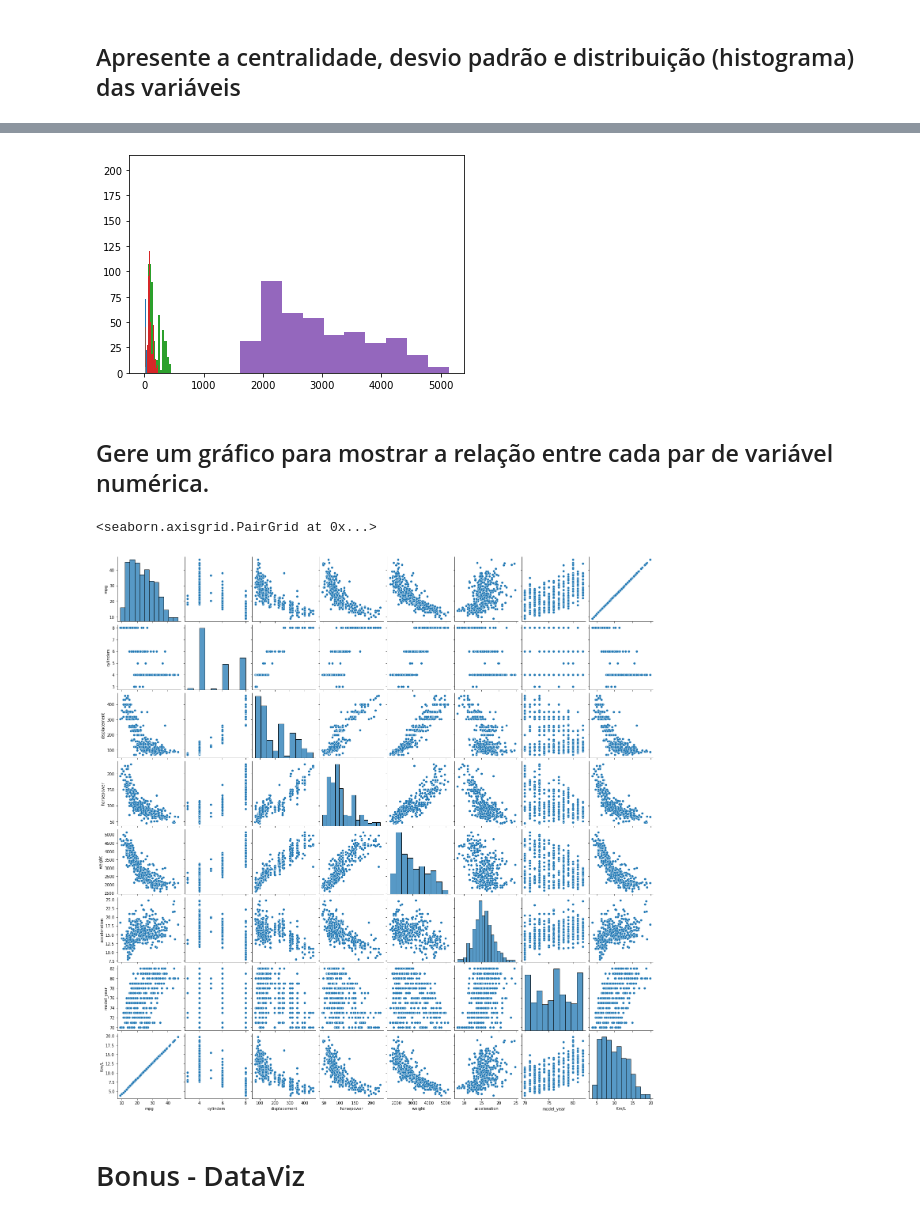
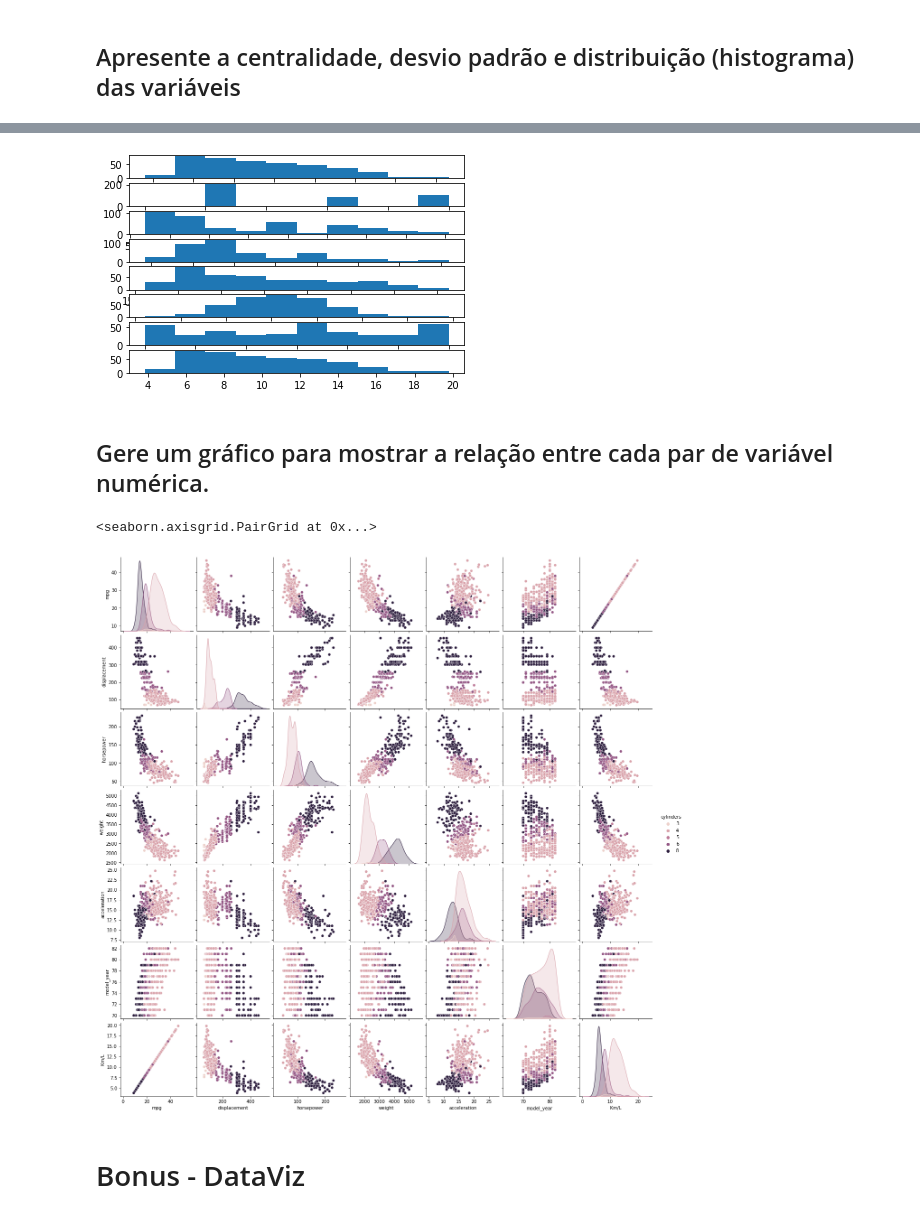
Before and after one commit to taispin/DataScience-DH, a Jupyter notebook: Desafio_0/DSTN02_DESAFIO.ipynb, the cells around one changed output, grey strips where cells are left out. Saved outputs shown, nothing was run; the diff lists cells and outputs as text; code cells hidden in the pictures.

```diff
--- a/Desafio_0/DSTN02_DESAFIO.ipynb
+++ b/Desafio_0/DSTN02_DESAFIO.ipynb
@@ -356,30 +398,30 @@ AttributeError: module 'numpy' has no attribute 'mode'
 # %%
-#plt.subplot(8,1,1)
+plt.subplot(8,1,1)
 plt.hist(auto_industry['mpg'])
 
-#plt.subplot(8,1,2)
+plt.subplot(8,1,2)
 plt.hist(auto_industry['cylinders'])
 
-#plt.subplot(8,1,3)
+plt.subplot(8,1,3)
 plt.hist(auto_industry['displacement'])
 
-#plt.subplot(8,1,4)
+plt.subplot(8,1,4)
 plt.hist(auto_industry['horsepower'])
 
-#plt.subplot(8,1,5)
+plt.subplot(8,1,5)
 plt.hist(auto_industry['weight'])
 
-#plt.subplot(8,1,6)
+plt.subplot(8,1,6)
 plt.hist(auto_industry['acceleration'])
 
-#plt.subplot(8,1,7)
+plt.subplot(8,1,7)
 plt.hist(auto_industry['model_year'])
 
-#plt.subplot(8,1,8)
+plt.subplot(8,1,8)
 plt.hist(auto_industry['Km/L'])
 
 plt.show()
 # %% [output]
-[figure, old version]
+[figure, new version]
 # %% [markdown]
 ## Gere um gráfico para mostrar a relação entre cada par de variável numérica.
@@ -386,8 +430,8 @@ plt.show()
 # %%
-sns.pairplot(auto_industry)
+sns.pairplot(auto_industry, hue='cylinders')
 # %% [output]
 <seaborn.axisgrid.PairGrid at 0x...>
-[figure, old version]
+[figure, new version]
 # %% [markdown]
 # Bonus - DataViz
 # %% [markdown]
```
Also changed, not shown: parts of 23 cells of this notebook.
